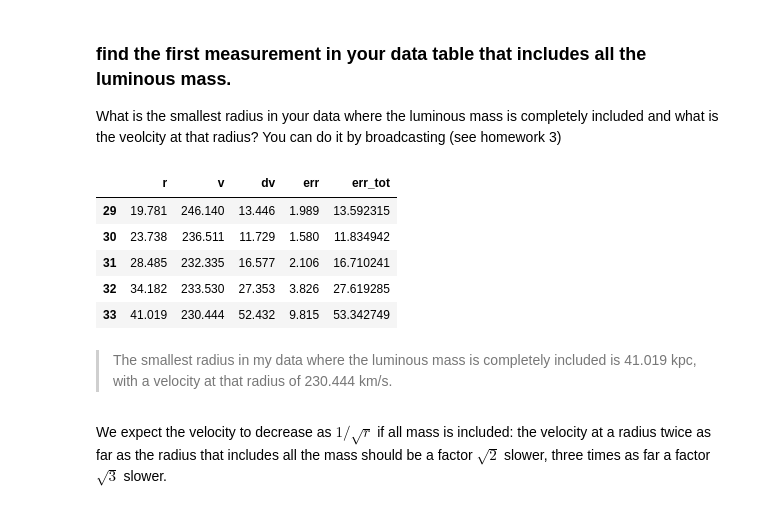
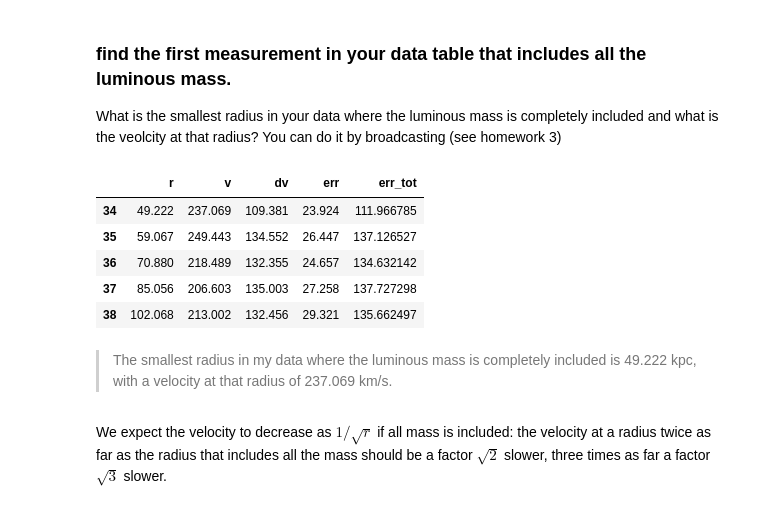
Before and after one commit to jarrodsb/DSPS_JBieber, a Jupyter notebook: HW4/Solution_MWrotCurve.ipynb, the cells around one changed output. Cells and saved outputs as stored; diff of their text form; code cells hidden in the pictures.

```diff
--- a/HW4/Solution_MWrotCurve.ipynb
+++ b/HW4/Solution_MWrotCurve.ipynb
@@ -270,19 +270,19 @@ Size of the visible component of Andromeda: 43 kpc +/- 1.8 kpc
 What is the smallest radius in your data where the luminous mass is completely included and what is the veolcity at that radius?
 You can do it by broadcasting (see homework 3)
 # %%
-m31_luminous = m31[m31["r"] <= 43 + 1.8]
-m31_luminous.tail()
+m31_luminous = m31[m31["r"] >= 43 + 1.8]
+m31_luminous.head()
 # %% [output]
 |  | r | v | dv | err | err_tot |
-| 29 | 19.781 | 246.140 | 13.446 | 1.989 | 13.592315 |
-| 30 | 23.738 | 236.511 | 11.729 | 1.580 | 11.834942 |
-| 31 | 28.485 | 232.335 | 16.577 | 2.106 | 16.710241 |
-| 32 | 34.182 | 233.530 | 27.353 | 3.826 | 27.619285 |
-| 33 | 41.019 | 230.444 | 52.432 | 9.815 | 53.342749 |
+| 34 | 49.222 | 237.069 | 109.381 | 23.924 | 111.966785 |
+| 35 | 59.067 | 249.443 | 134.552 | 26.447 | 137.126527 |
+| 36 | 70.880 | 218.489 | 132.355 | 24.657 | 134.632142 |
+| 37 | 85.056 | 206.603 | 135.003 | 27.258 | 137.727298 |
+| 38 | 102.068 | 213.002 | 132.456 | 29.321 | 135.662497 |
 # %% [markdown]
 
 
-> The smallest radius in my data where the luminous mass is completely included is 41.019 kpc, with a velocity at that radius of 230.444 km/s.
+> The smallest radius in my data where the luminous mass is completely included is 49.222 kpc, with a velocity at that radius of 237.069 km/s.
 # %% [markdown]
 We expect the velocity to decrease as $1 / \sqrt{r}$ if all mass is included: the velocity at a radius twice as far as the radius that includes all the mass should be a factor $\sqrt{2}$ slower, three times as far a factor $\sqrt{3}$ slower.
 # %% [markdown]
```
Also changed, not shown: parts of 2 cells of this notebook.
